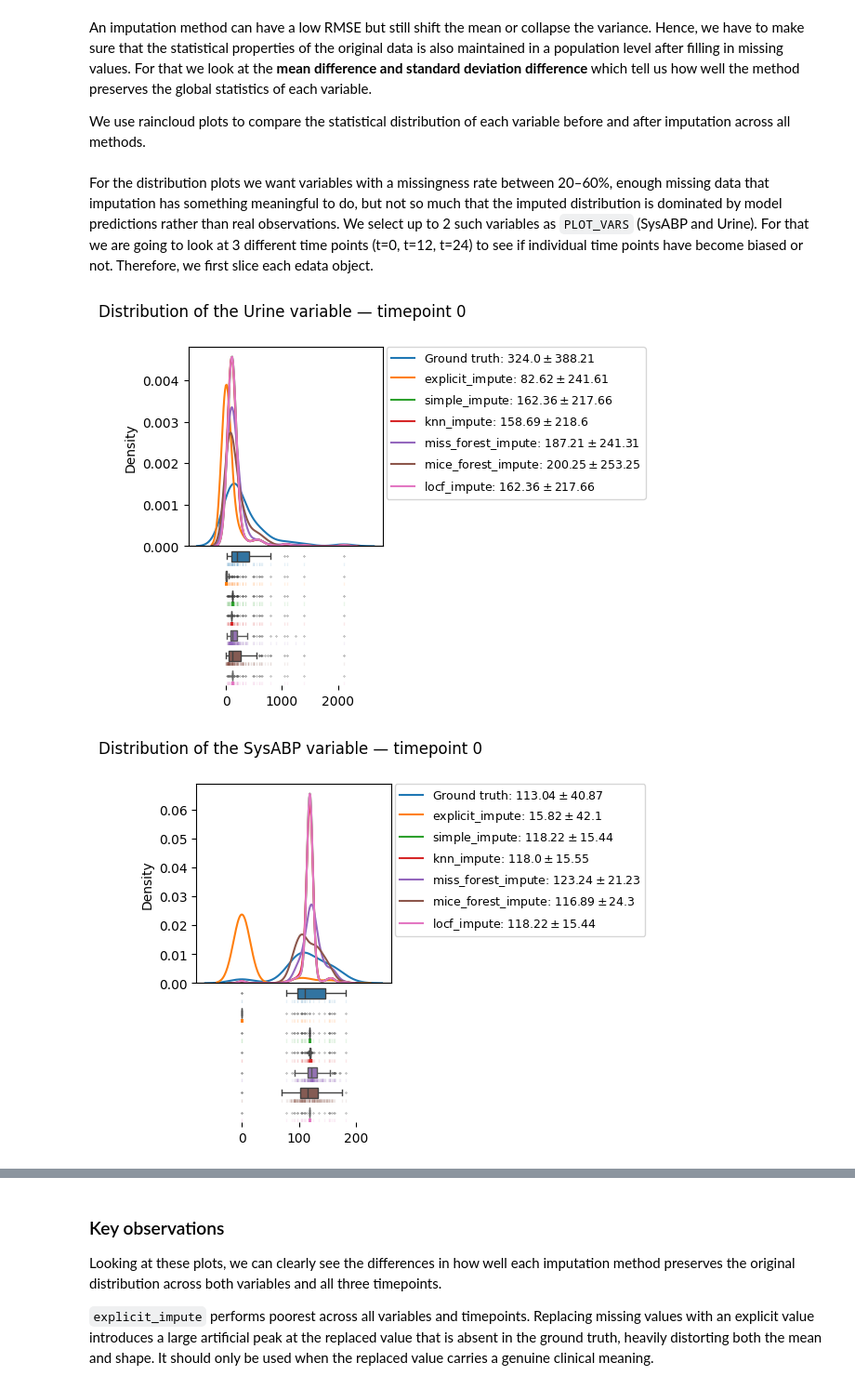
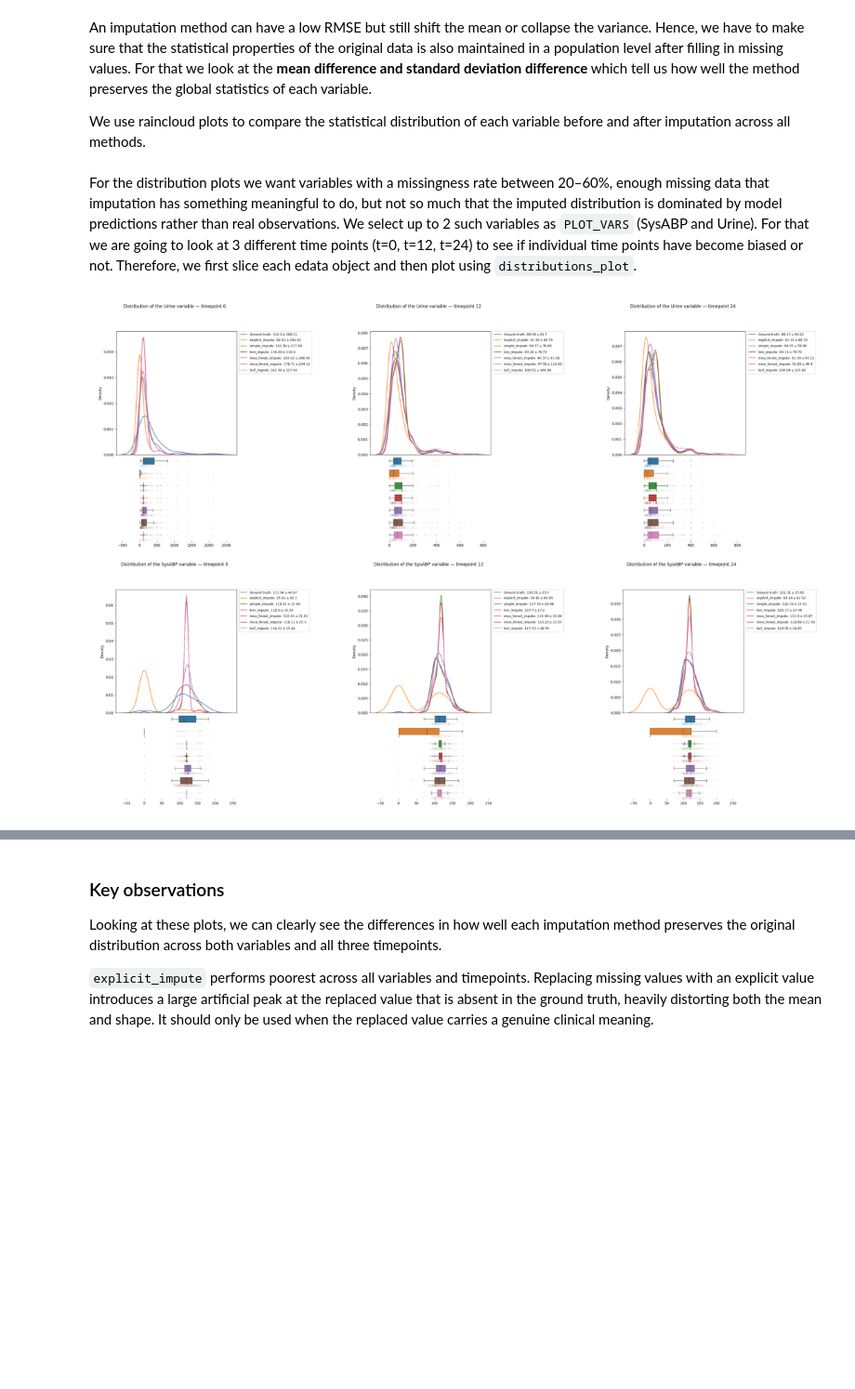
Before and after one commit to theislab/ehrapy-tutorials, a Jupyter notebook: imputation_nb.ipynb, the cells around one changed output, grey strips where cells are left out. Shown at 93% size. Cells and saved outputs as stored; diff of their text form; code cells hidden in the pictures; blank space fills up the shorter version.

```diff
--- a/imputation_nb.ipynb
+++ b/imputation_nb.ipynb
@@ -208,7 +203,7 @@ import matplotlib.pyplot as plt
 import seaborn as sns
 from bias_utils import distributions_plot
 # %% [markdown]
-For the distribution plots we want variables with a missingness rate between 20–60%, enough missing data that imputation has something meaningful to do, but not so much that the imputed distribution is dominated by model predictions rather than real observations. We select up to 2 such variables as `PLOT_VARS` (SysABP and Urine). For that we are going to look at 3 different time points  (t=0, t=12, t=24) to see if individual time points have become biased or not. Therefore, we first slice each edata object.
+For the distribution plots we want variables with a missingness rate between 20–60%, enough missing data that imputation has something meaningful to do, but not so much that the imputed distribution is dominated by model predictions rather than real observations. We select up to 2 such variables as `PLOT_VARS` (SysABP and Urine). For that we are going to look at 3 different time points  (t=0, t=12, t=24) to see if individual time points have become biased or not. Therefore, we first slice each edata object and then plot using `distributions_plot`.
 # %%
 TIMEPOINTS = [0, 12, 24]
 
@@ -217,30 +212,48 @@ PLOT_VARS = miss_pct[(miss_pct > 20) & (miss_pct < 60)].sort_values().index.toli
 # %%
 %matplotlib inline
 # %%
-for t in TIMEPOINTS:
+import io
+
+n_rows = len(PLOT_VARS)
+n_cols = len(TIMEPOINTS)
+tile_images = [[None] * n_cols for _ in range(n_rows)]
+
+for col, t in enumerate(TIMEPOINTS):
     edatas_at_t = []
 
     for e in [edata_bench, edata_explicit, edata_simple, edata_knn, edata_miss_forest, edata_mice_forest, edata_locf]:
         e_t = e[:, :, t].copy()          # 2D slice: obs × var
         X = e_t.layers["tem_data"].copy()
         X = X[:, :, 0]
         e_t.X = X
         edatas_at_t.append(e_t)
 
-    for var in PLOT_VARS:
+    for row, var in enumerate(PLOT_VARS):
         distributions_plot(
             ["Ground truth", "explicit_impute",  "simple_impute", "knn_impute",
              "miss_forest_impute", "mice_forest_impute", "locf_impute"],
             edatas_at_t,
             var,
         )
         fig = plt.gcf()
         ax0 = fig.axes[0]
         handles, labels = ax0.get_legend_handles_labels()
         ax0.legend(handles, labels, fontsize=9, loc="upper left", bbox_to_anchor=(1.02, 1), borderaxespad=0)
-        fig.set_size_inches(fig.get_size_inches() * 0.45)
         plt.suptitle(f"Distribution of the {var} variable — timepoint {t}")
-    plt.show()
+
+        buf = io.BytesIO()
+        fig.savefig(buf, format="png", bbox_inches="tight", dpi=100)
+        plt.close(fig)
+        buf.seek(0)
+        tile_images[row][col] = plt.imread(buf)
+
+collage_fig, collage_axes = plt.subplots(n_rows, n_cols, squeeze=False, figsize=(4 * n_cols, 4 * n_rows))
+for row in range(n_rows):
+    for col in range(n_cols):
+        ax = collage_axes[row][col]
+        ax.imshow(tile_images[row][col])
+        ax.axis("off")
+collage_fig.tight_layout()
+plt.show()
 # %% [output]
-[figure, old version]
+[figure, new version]
-[figure, removed]
```
Also changed, not shown: parts of 5 cells of this notebook, 6 other files.
